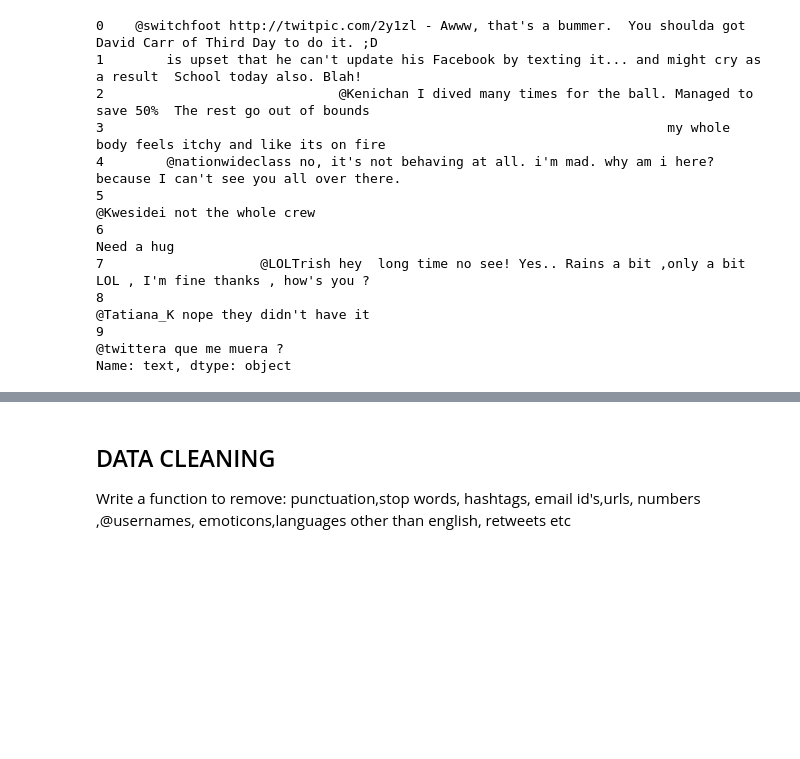
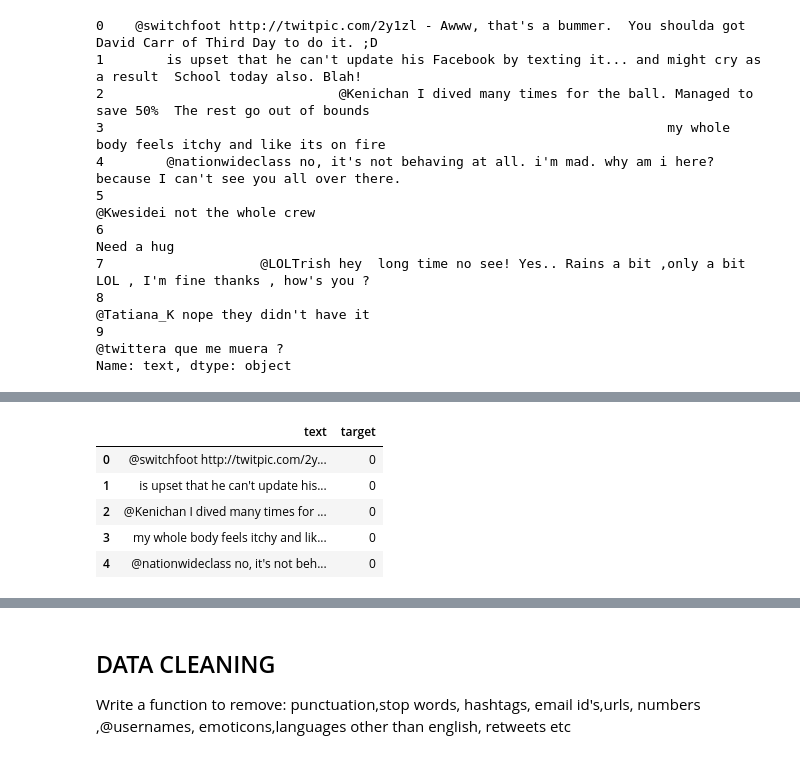
Before and after one commit to SpandanaTammineedi/Twitter_Sentiment_Analysis, a Jupyter notebook: Twitter_Sentiment_Analysis.ipynb, the cells around one changed output, grey strips where cells are left out. Saved outputs shown, nothing was run; the diff lists cells and outputs as text; code cells hidden in the pictures; blank space fills up the shorter version.

```diff
--- a/Twitter_Sentiment_Analysis.ipynb
+++ b/Twitter_Sentiment_Analysis.ipynb
@@ -94,0 +107,17 @@ Name: text, dtype: object
+# %%
+df1 = df_new.loc[df_new['target'] == 0][:20000]
+# %%
+df2 = df_new.loc[df_new['target'] == 4][:20000]
+# %%
+df = pd.concat([df1,df2], axis = 0)
+# %%
+df['target'] = df['target'].replace({4:1})
+# %%
+df.head()
+# %% [output]
+|  | text | target |
+| 0 | @switchfoot http://twitpic.com/2y... | 0 |
+| 1 | is upset that he can't update his... | 0 |
+| 2 | @Kenichan I dived many times for ... | 0 |
+| 3 | my whole body feels itchy and lik... | 0 |
+| 4 | @nationwideclass no, it's not beh... | 0 |
```
Also changed, not shown: parts of 46 cells of this notebook.
